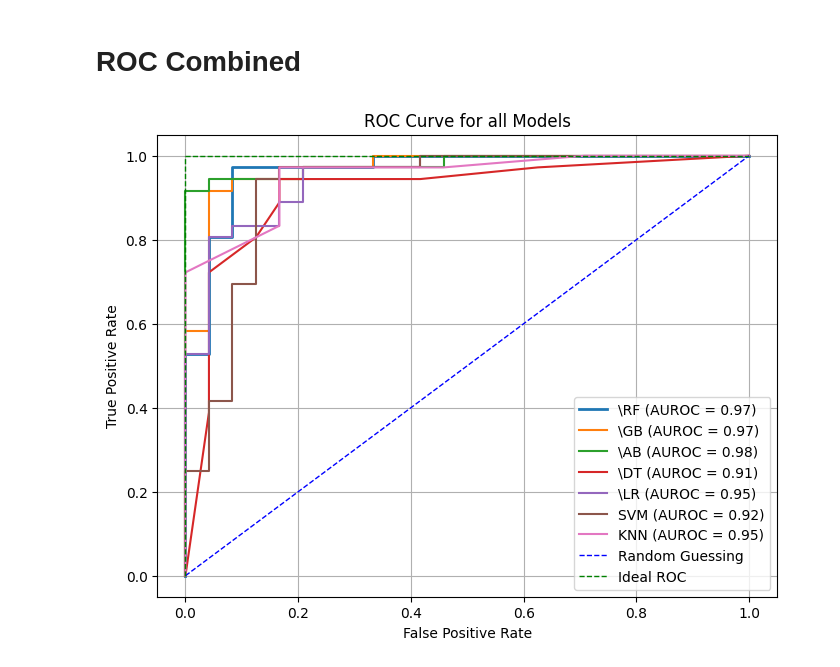
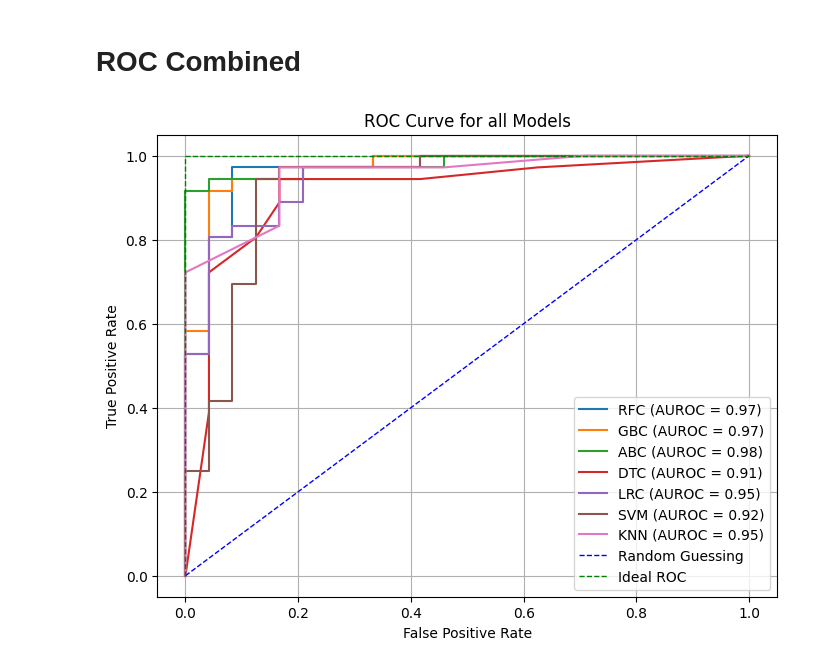
Before and after one commit to kruthi-sb/Cardiac_Events_ML, a Jupyter notebook: ML/ML_final.ipynb, the cells around one changed output. Saved outputs shown, nothing was run; the diff lists cells and outputs as text; code cells hidden in the pictures.

```diff
--- a/ML/ML_final.ipynb
+++ b/ML/ML_final.ipynb
@@ -36,9 +42,9 @@ import joblib
 
 plt.figure(figsize=(8,6))
 #plot the roc curve for all models
-for model_name in ['joblib_dump\RF.pkl', 'joblib_dump\GB.pkl', 'joblib_dump\AB.pkl', 'joblib_dump\DT.pkl', 'joblib_dump\LR.pkl', 'joblib_dump\SVM.pkl', 'joblib_dump\KNN.pkl']:
+for model_name in ['joblib_dump\RFC.pkl', 'joblib_dump\GBC.pkl', 'joblib_dump\ABC.pkl', 'joblib_dump\DTC.pkl', 'joblib_dump\LRC.pkl', 'joblib_dump\SVM.pkl', 'joblib_dump\KNN.pkl']:
     model = joblib.load(model_name)
-    if model_name == 'joblib_dump\KNN.pkl' or model_name == 'joblib_dump\SVM.pkl' or model_name == 'joblib_dump\LR.pkl':
+    if model_name == 'joblib_dump\KNN.pkl' or model_name == 'joblib_dump\SVM.pkl' or model_name == 'joblib_dump\LRC.pkl':
         #scaling the data for KNN, SVM and Logistic Regression
         from sklearn.preprocessing import StandardScaler
         scaler = StandardScaler()
@@ -46,31 +52,31 @@ for model_name in ['joblib_dump\RF.pkl', 'joblib_dump\GB.pkl', 'joblib_dump\AB.p
         X_train = scaler.transform(X_train) #transforming the training set.
         X_test = scaler.transform(X_test) #transforming the testing set.
         y_pred_proba = model.predict_proba(X_test)[::,1] #get the probability of the positive class. [::,1] means get the second column of the array
         fpr, tpr, _ = roc_curve(y_test,  y_pred_proba) # _ is a placeholder for the threshold values
         auc = roc_auc_score(y_test, y_pred_proba).round(2) #round the auc score to 2 decimal places
         plt.plot(fpr,tpr, label=(str(model_name[-7:-4])+" (AUROC = %0.2f)") % auc, linewidth = 1.5)
     else:
         y_pred_proba = model.predict_proba(X_test)[::,1] #get the probability of the positive class. [::,1] means get the second column of the array
         fpr, tpr, _ = roc_curve(y_test,  y_pred_proba) # _ is a placeholder for the threshold values
         auc = roc_auc_score(y_test, y_pred_proba).round(2) #round the auc score to 2 decimal places
         if model_name == 'joblib_dump\RF.pkl':
             linewidth = 2
         else:
             linewidth = 1.5
         plt.plot(fpr,tpr, label=(str(model_name[-7:-4])+" (AUROC = %0.2f)") % auc, linewidth = linewidth)
 
 
 #plot the random guessing line and the ideal roc line
 plt.plot([0,1],[0,1],"b--", linewidth = 1, label = "Random Guessing")
 plt.plot([0,1],[1,1], "g--", linewidth = 1, label = "Ideal ROC")
 plt.plot([0,0],[0,1], "g--", linewidth = 1)
 
 #set up the plot
 plt.xlabel("False Positive Rate")
 plt.ylabel("True Positive Rate")
 plt.title("ROC Curve for all Models")
 plt.legend(loc="best")
 plt.grid(True)
 plt.show()
 # %% [output]
-[figure, old version]
+[figure, new version]
```
Also changed, not shown: parts of 23 cells of this notebook, 8 other files.
